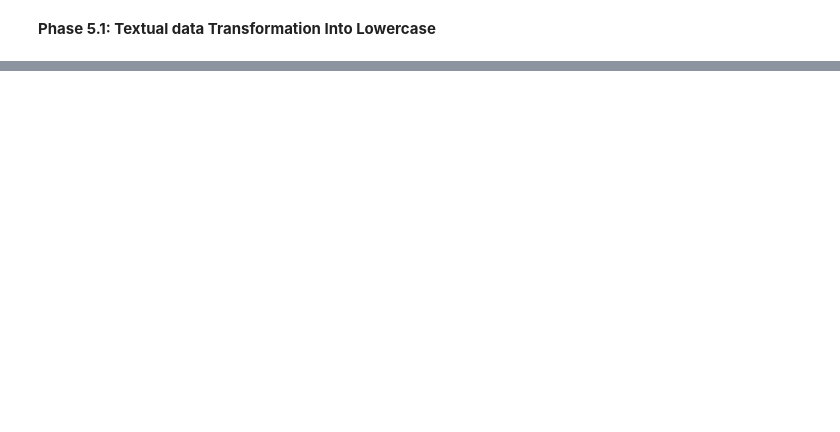
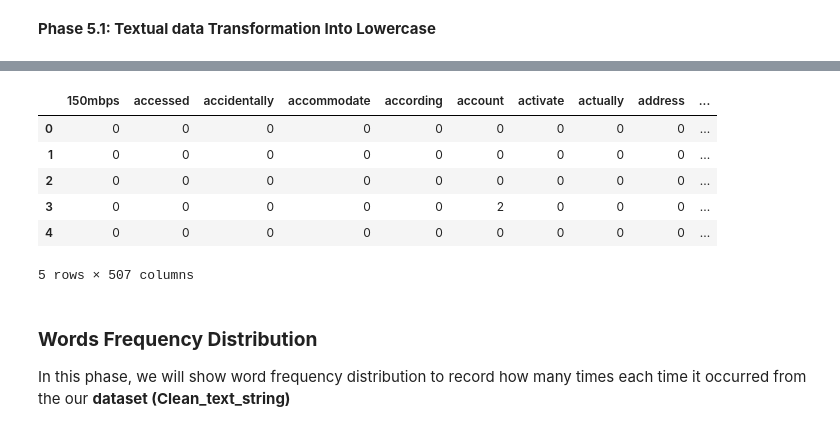
Before and after one commit to ijeoma91/Textual_NLP_Analysis, a Jupyter notebook: Textual_Analysis.ipynb, the cells around one changed output, grey strips where cells are left out. Cells and saved outputs as stored; diff of their text form; code cells hidden in the pictures; blank space fills up the shorter version.

```diff
--- a/Textual_Analysis.ipynb
+++ b/Textual_Analysis.ipynb
@@ -209,0 +222,27 @@ df
+# %%
+# We will use a dataframe to create vector count
+# Previously at the begining of this project, We printed our target data text which is row 2 in our dataset.
+# In this phase, we will use count_matrix to count how many time each word occured using our clean_text_string column
+
+from sklearn.feature_extraction.text import CountVectorizer
+
+
+coun_vect = CountVectorizer()
+count_matrix = coun_vect.fit_transform(Text_df["Clean_text_string"])
+count_array = count_matrix.toarray()
+df = pd.DataFrame(data=count_array,columns = coun_vect.get_feature_names_out())
+df.head()
+
+# The vector represent how many times each word appears in a given rom of Clean_text_string column
+# %% [output]
+|  | 150mbps | accessed | accidentally | accommodate | according | account | activate | actually | address | ... |
+| 0 | 0 | 0 | 0 | 0 | 0 | 0 | 0 | 0 | 0 | ... |
+| 1 | 0 | 0 | 0 | 0 | 0 | 0 | 0 | 0 | 0 | ... |
+| 2 | 0 | 0 | 0 | 0 | 0 | 0 | 0 | 0 | 0 | ... |
+| 3 | 0 | 0 | 0 | 0 | 0 | 2 | 0 | 0 | 0 | ... |
+| 4 | 0 | 0 | 0 | 0 | 0 | 0 | 0 | 0 | 0 | ... |
+5 rows × 507 columns
+# %% [markdown]
+### **Words Frequency Distribution**
+
+In this phase, we will show word frequency distribution to record how many times each time it occurred from the our **dataset (Clean_text_string)**
```
Also changed, not shown: parts of 38 cells of this notebook.
